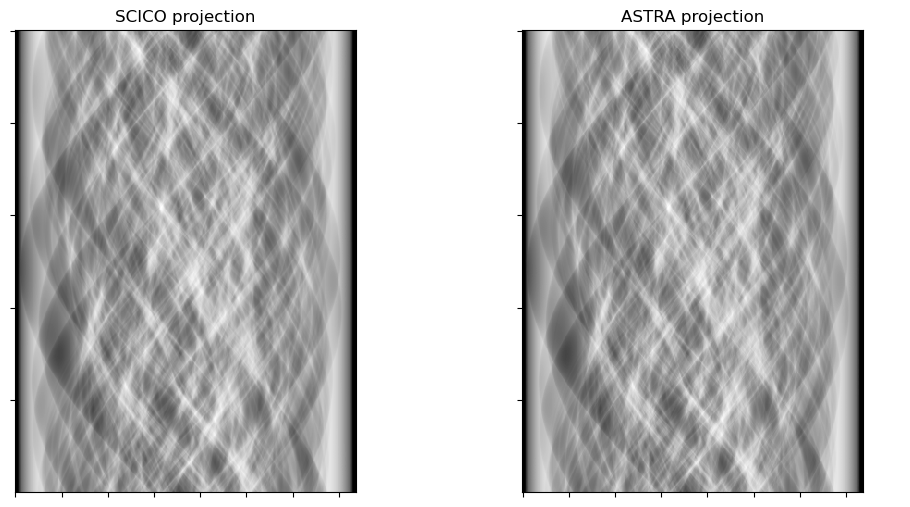
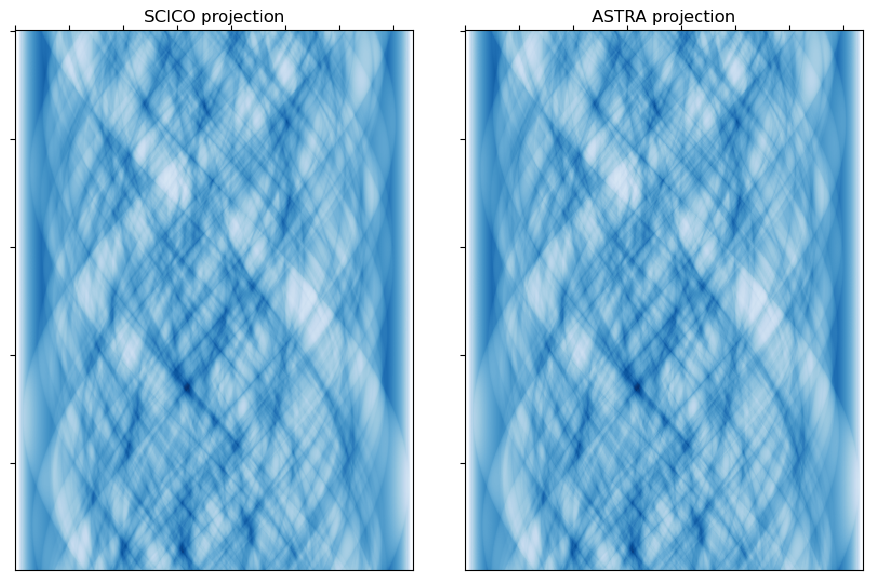
Code edit (unified diff) that turned the first committed figure into the second:
--- before
+++ after
@@ -1,4 +1,7 @@
-fig, ax = plot.subplots(nrows=1, ncols=2, figsize=(12, 6))
-plot.imview(ys["scico"], title="SCICO projection", cbar=None, fig=fig, ax=ax[0])
-plot.imview(ys["astra"], title="ASTRA projection", cbar=None, fig=fig, ax=ax[1])
+fig, ax = kplt.subplots(
+    nrows=1, ncols=2, sharex=True, sharey=True, layout="constrained", figsize=(9, 6)
+)
+kplt.imview(ys["scico"], title="SCICO projection", cmap="Blues", ax=ax[0])
+kplt.imview(ys["astra"], title="ASTRA projection", cmap="Blues", ax=ax[1])
+fig.get_layout_engine().set(w_pad=0.1, h_pad=0.2)
 fig.show()

Commit: Update notebooks